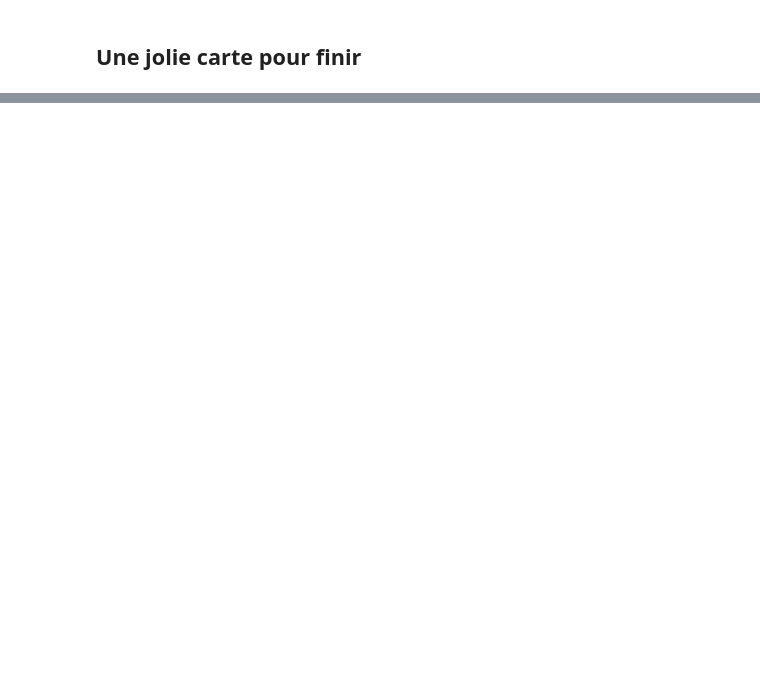
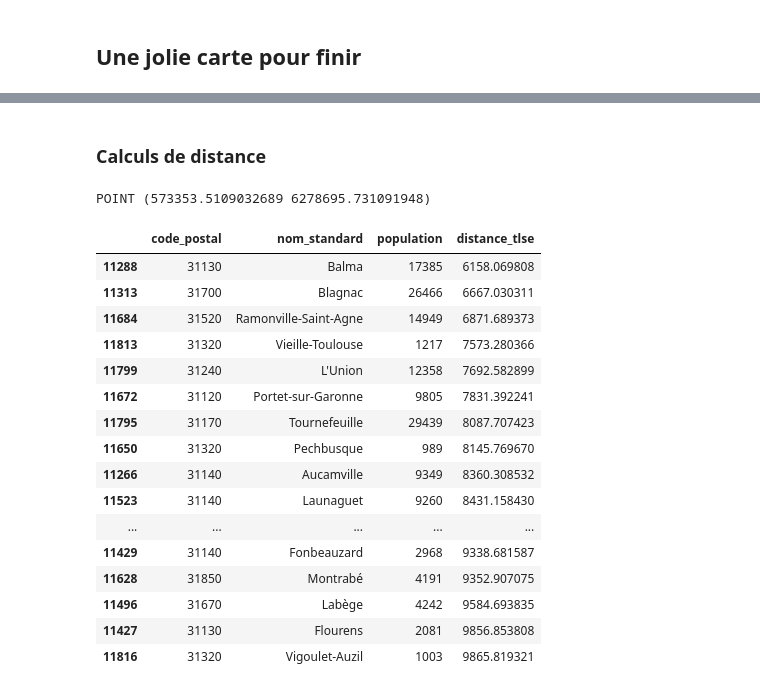
Before and after one commit to matthcol/python202607poo, a Jupyter notebook: day2.ipynb, the cells around one changed output, grey strips where cells are left out. Cells and saved outputs as stored; diff of their text form; code cells hidden in the pictures; blank space fills up the shorter version.

Commit message:
bonus distance

```diff
--- a/day2.ipynb
+++ b/day2.ipynb
@@ -512,3 +512,43 @@ folium.GeoJson(
 m
 # %% [output]
 [interactive output not drawn]
+# %% [markdown]
+### Calculs de distance
+# %%
+df_villes_31 =  df_villes.loc[df_villes.dep_code == '31']
+gdf_villes_31 = gpd.GeoDataFrame(
+    df_villes_31,
+    geometry=gpd.points_from_xy(df_villes_31.longitude_centre, df_villes_31.latitude_centre),
+    crs='EPSG:4326'
+).to_crs('EPSG:2154')  # Lambert 93: metropole
+# %%
+toulouse_pt = gdf_villes_31.loc[gdf_villes_31.nom_standard == 'Toulouse', 'geometry'].iloc[0]
+print(toulouse_pt)
+# %% [output]
+POINT (573353.5109032689 6278695.731091948)
+# %%
+distance_threshold = 10_000 # meters
+gdf_villes_31['distance_tlse'] = gdf_villes_31.geometry.distance(toulouse_pt)
+gdf_villes_proches = gdf_villes_31.loc[
+    gdf_villes_31.distance_tlse.between(0.1, distance_threshold),
+    ['code_postal', 'nom_standard', 'population', 'distance_tlse']
+].sort_values('distance_tlse')
+gdf_villes_proches
+# %% [output]
+|  | code_postal | nom_standard | population | distance_tlse |
+| 11288 | 31130 | Balma | 17385 | 6158.069808 |
+| 11313 | 31700 | Blagnac | 26466 | 6667.030311 |
+| 11684 | 31520 | Ramonville-Saint-Agne | 14949 | 6871.689373 |
+| 11813 | 31320 | Vieille-Toulouse | 1217 | 7573.280366 |
+| 11799 | 31240 | L'Union | 12358 | 7692.582899 |
+| 11672 | 31120 | Portet-sur-Garonne | 9805 | 7831.392241 |
+| 11795 | 31170 | Tournefeuille | 29439 | 8087.707423 |
+| 11650 | 31320 | Pechbusque | 989 | 8145.769670 |
+| 11266 | 31140 | Aucamville | 9349 | 8360.308532 |
+| 11523 | 31140 | Launaguet | 9260 | 8431.158430 |
+| ... | ... | ... | ... | ... |
+| 11429 | 31140 | Fonbeauzard | 2968 | 9338.681587 |
+| 11628 | 31850 | Montrabé | 4191 | 9352.907075 |
+| 11496 | 31670 | Labège | 4242 | 9584.693835 |
+| 11427 | 31130 | Flourens | 2081 | 9856.853808 |
+| 11816 | 31320 | Vigoulet-Auzil | 1003 | 9865.819321 |
```
